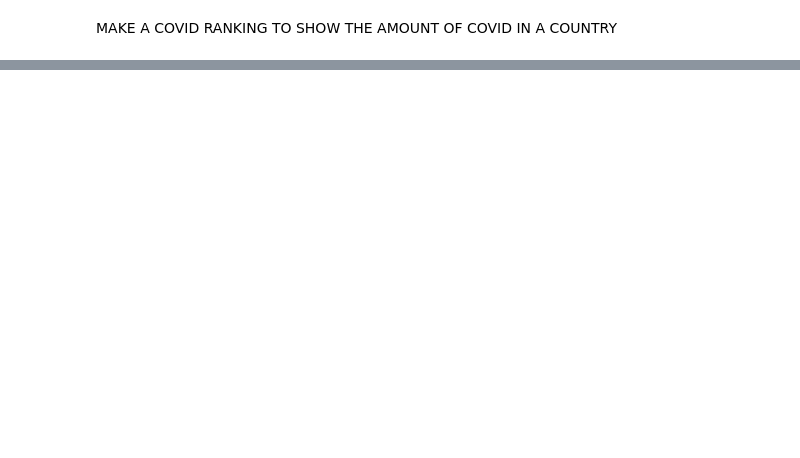
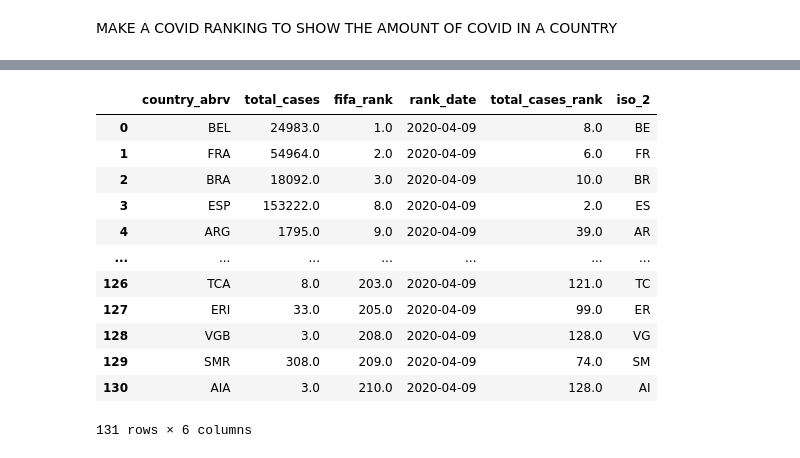
Before and after one commit to jlarija/DataVisualisationProject, a Jupyter notebook: scribbles.ipynb, the cells around one changed output, grey strips where cells are left out. Cells and saved outputs as stored; diff of their text form; code cells hidden in the pictures; blank space fills up the shorter version.

```diff
--- a/scribbles.ipynb
+++ b/scribbles.ipynb
@@ -60,0 +57,7 @@ final_df = final_rank.dropna()
+# %%
+final_rank = df.merge(fifa_ranking, how='left', on='country_abrv')
+final_rank = final_rank.dropna()
+final_rank = final_rank.rename(columns = {'rank':'fifa_rank'})
+# create a ranking of the covid cases
+final_rank['total_cases_rank'] = final_rank['total_cases'].rank(method = 'max', ascending = False)
+final_rank
@@ -65,0 +80,3 @@ final_df.drop(final_df.tail(80).index,inplace=True) # drop last n rows
+# %%
+final_df = final_rank.sort_values(by='fifa_rank')
+final_df
@@ -92,0 +122,26 @@ fig.show()
+# %%
+iso_2 = []
+
+for element in final_df['country_abrv']:
+    country_data = pycountry.countries.get(alpha_3 = str(element))
+    iso_2.append(country_data.alpha_2)
+
+alpha2 = pd.Series(iso_2)
+# final_df['iso_2'] = alpha2
+final_df = final_df.reset_index()
+final_df['iso_2'] = alpha2
+final_df.drop(columns = ['index'])
+# %% [output]
+|  | country_abrv | total_cases | fifa_rank | rank_date | total_cases_rank | iso_2 |
+| 0 | BEL | 24983.0 | 1.0 | 2020-04-09 | 8.0 | BE |
+| 1 | FRA | 54964.0 | 2.0 | 2020-04-09 | 6.0 | FR |
+| 2 | BRA | 18092.0 | 3.0 | 2020-04-09 | 10.0 | BR |
+| 3 | ESP | 153222.0 | 8.0 | 2020-04-09 | 2.0 | ES |
+| 4 | ARG | 1795.0 | 9.0 | 2020-04-09 | 39.0 | AR |
+| ... | ... | ... | ... | ... | ... | ... |
+| 126 | TCA | 8.0 | 203.0 | 2020-04-09 | 121.0 | TC |
+| 127 | ERI | 33.0 | 205.0 | 2020-04-09 | 99.0 | ER |
+| 128 | VGB | 3.0 | 208.0 | 2020-04-09 | 128.0 | VG |
+| 129 | SMR | 308.0 | 209.0 | 2020-04-09 | 74.0 | SM |
+| 130 | AIA | 3.0 | 210.0 | 2020-04-09 | 128.0 | AI |
+131 rows × 6 columns
```
Also changed, not shown: parts of 7 cells of this notebook, 3 other files.
